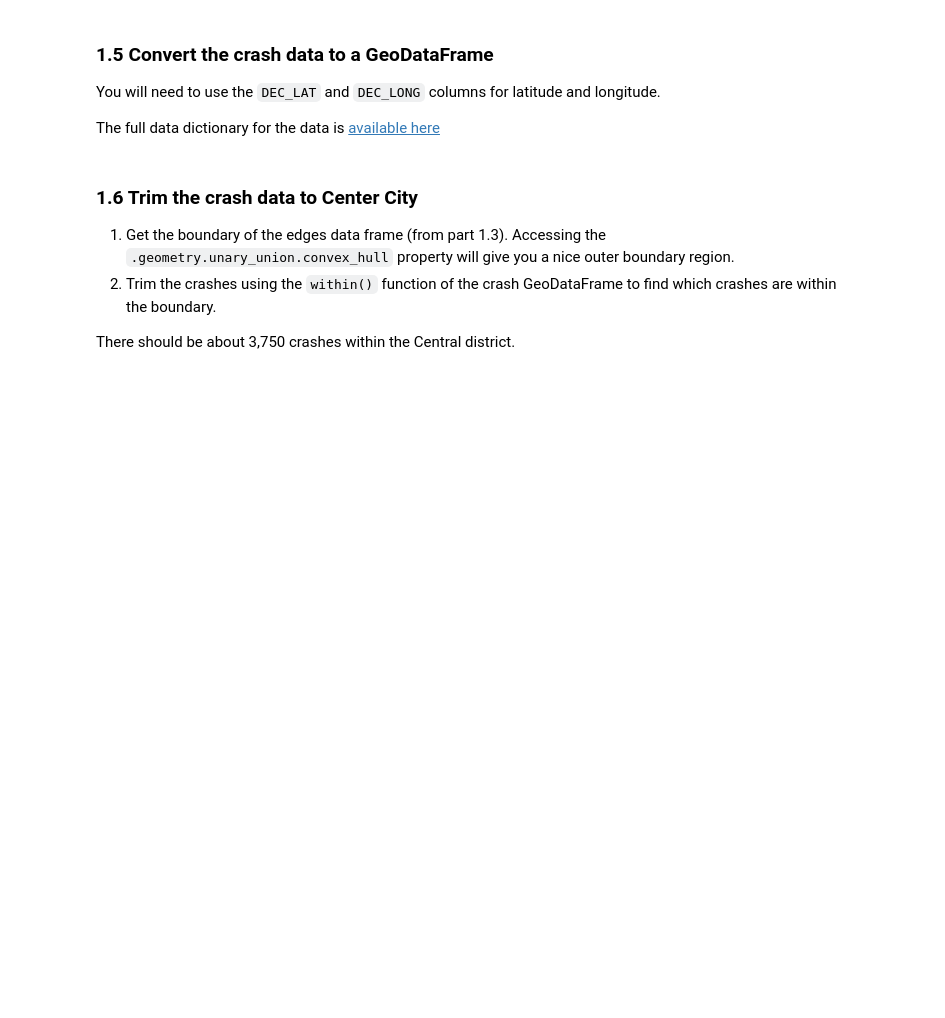
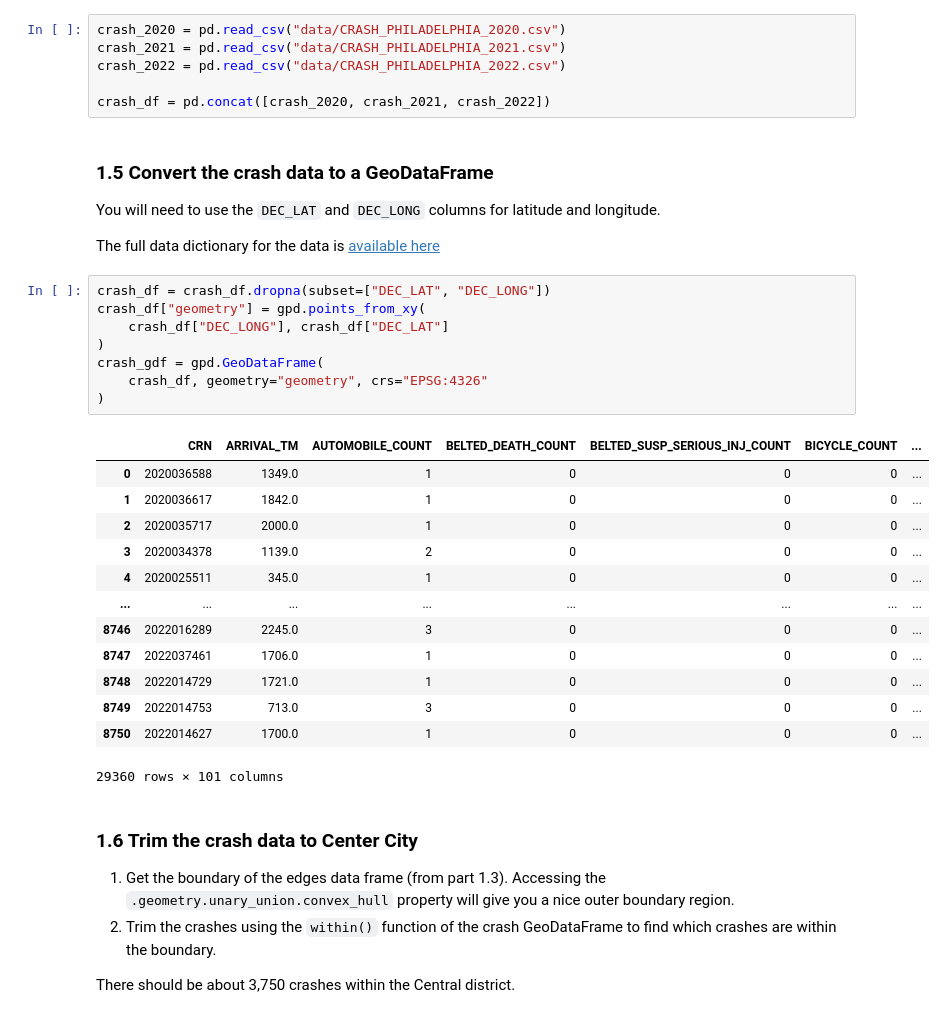
Before and after one commit to davedrenn/MUSA550-assignment4, a Jupyter notebook: assignment-4.ipynb, the cells around one changed output. Drawn from its saved outputs; the diff is of its cells as text; blank space fills up the shorter version.

```diff
--- a/assignment-4.ipynb
+++ b/assignment-4.ipynb
@@ -37,12 +56,40 @@ Data for crashes (of all types) for 2020, 2021, and 2022 in Philadelphia County
 You should see three separate files in the `data/` folder. Use pandas to read each of the CSV files, and combine them into a single dataframe using `pd.concat()`.
 
 The data was downloaded for Philadelphia County [from here](https://crashinfo.penndot.gov/PCIT/welcome.html).
+# %%
+crash_2020 = pd.read_csv("data/CRASH_PHILADELPHIA_2020.csv")
+crash_2021 = pd.read_csv("data/CRASH_PHILADELPHIA_2021.csv")
+crash_2022 = pd.read_csv("data/CRASH_PHILADELPHIA_2022.csv")
+
+crash_df = pd.concat([crash_2020, crash_2021, crash_2022])
 # %% [markdown]
 ### 1.5 Convert the crash data to a GeoDataFrame
 
 You will need to use the `DEC_LAT` and `DEC_LONG` columns for latitude and longitude.
 
 The full data dictionary for the data is [available here](http://pennshare.maps.arcgis.com/sharing/rest/content/items/ffe20c6c3c594389b275c6772a281bcd/data)
+# %%
+crash_df = crash_df.dropna(subset=["DEC_LAT", "DEC_LONG"])
+crash_df["geometry"] = gpd.points_from_xy(
+    crash_df["DEC_LONG"], crash_df["DEC_LAT"]
+)
+crash_gdf = gpd.GeoDataFrame(
+    crash_df, geometry="geometry", crs="EPSG:4326"
+)
+# %% [output]
+|  | CRN | ARRIVAL_TM | AUTOMOBILE_COUNT | BELTED_DEATH_COUNT | BELTED_SUSP_SERIOUS_INJ_COUNT | BICYCLE_COUNT | ... |
+| 0 | 2020036588 | 1349.0 | 1 | 0 | 0 | 0 | ... |
+| 1 | 2020036617 | 1842.0 | 1 | 0 | 0 | 0 | ... |
+| 2 | 2020035717 | 2000.0 | 1 | 0 | 0 | 0 | ... |
+| 3 | 2020034378 | 1139.0 | 2 | 0 | 0 | 0 | ... |
+| 4 | 2020025511 | 345.0 | 1 | 0 | 0 | 0 | ... |
+| ... | ... | ... | ... | ... | ... | ... | ... |
+| 8746 | 2022016289 | 2245.0 | 3 | 0 | 0 | 0 | ... |
+| 8747 | 2022037461 | 1706.0 | 1 | 0 | 0 | 0 | ... |
+| 8748 | 2022014729 | 1721.0 | 1 | 0 | 0 | 0 | ... |
+| 8749 | 2022014753 | 713.0 | 3 | 0 | 0 | 0 | ... |
+| 8750 | 2022014627 | 1700.0 | 1 | 0 | 0 | 0 | ... |
+29360 rows × 101 columns
 # %% [markdown]
 ### 1.6 Trim the crash data to Center City
 
```
Also changed, not shown: parts of 4 cells of this notebook, 1 other file.
